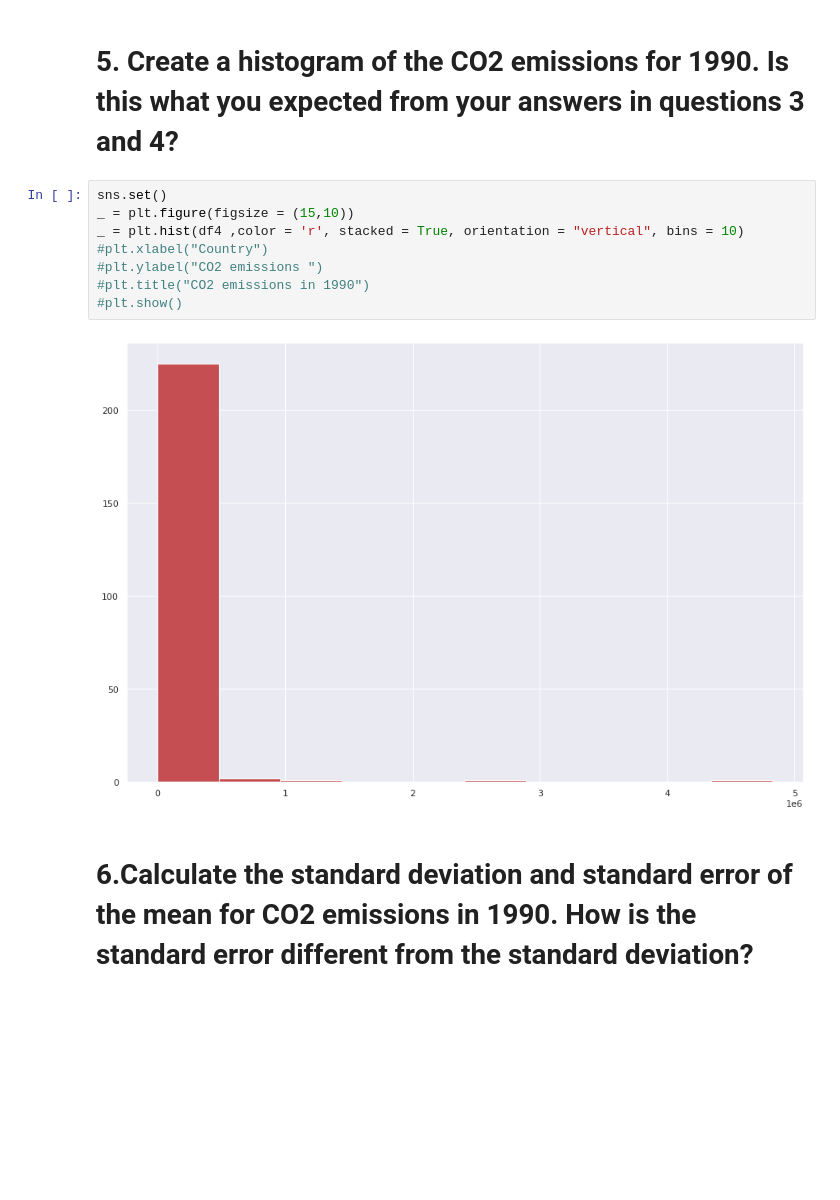
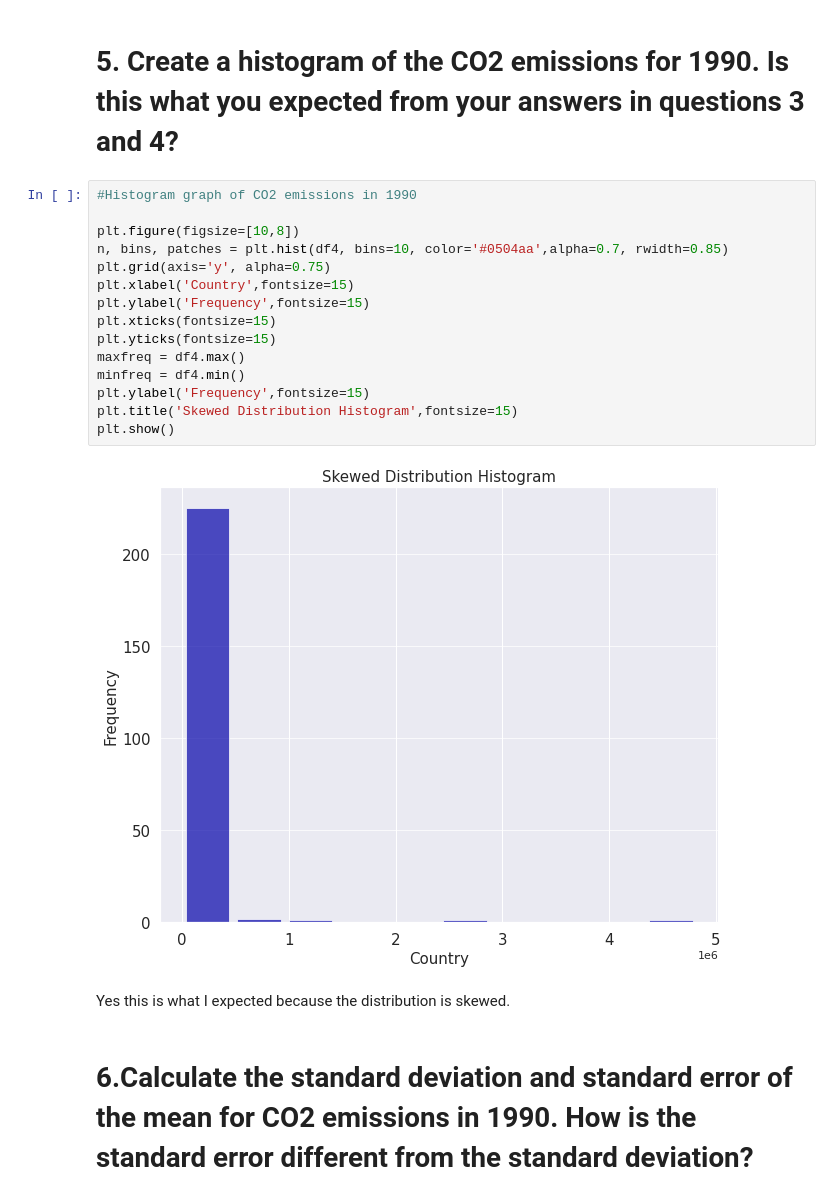
Before and after one commit to rethabilethulo/statistical_thinking1, a Jupyter notebook: Stats_thinking.ipynb, the cells around one changed output. Cells and saved outputs as stored; diff of their text form; blank space fills up the shorter version.

```diff
--- a/Stats_thinking.ipynb
+++ b/Stats_thinking.ipynb
@@ -622,16 +634,25 @@ iqr
 The distribution is skewed/ assymetrical distribution because on tail is more than the other.This data is  right-skewed because the right hand side has a longer tail than the left.If this was a normal distribution the mean and the median were gonna be equal,now that the mean is more than the median it means that this distribution is positively(right-skewed)
 # %% [markdown]
 # 5. Create a histogram of the CO2 emissions for 1990. Is this what you expected from your answers in questions 3 and 4?
-# %%
-sns.set()
-_ = plt.figure(figsize = (15,10))
-_ = plt.hist(df4 ,color = 'r', stacked = True, orientation = "vertical", bins = 10)
-#plt.xlabel("Country")
-#plt.ylabel("CO2 emissions ")
-#plt.title("CO2 emissions in 1990")
-#plt.show()
-# %% [output]
-[figure, removed]
+# %%
+#Histogram graph of CO2 emissions in 1990
+
+plt.figure(figsize=[10,8])
+n, bins, patches = plt.hist(df4, bins=10, color='#0504aa',alpha=0.7, rwidth=0.85)
+plt.grid(axis='y', alpha=0.75)
+plt.xlabel('Country',fontsize=15)
+plt.ylabel('Frequency',fontsize=15)
+plt.xticks(fontsize=15)
+plt.yticks(fontsize=15)
+maxfreq = df4.max()
+minfreq = df4.min()
+plt.ylabel('Frequency',fontsize=15)
+plt.title('Skewed Distribution Histogram',fontsize=15)
+plt.show()
+# %% [output]
+[figure, added]
+# %% [markdown]
+Yes this is what I expected because the distribution is skewed.
 # %% [markdown]
 # 6.Calculate the standard deviation and standard error of the mean for CO2 emissions in 1990. How is the standard error different from the standard deviation?
 # %% [markdown]
```
Also changed, not shown: parts of 19 cells of this notebook.
